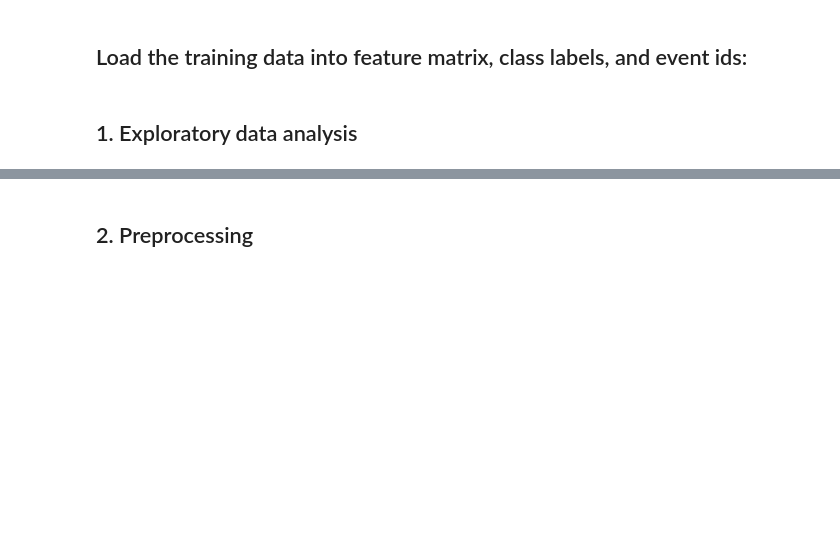
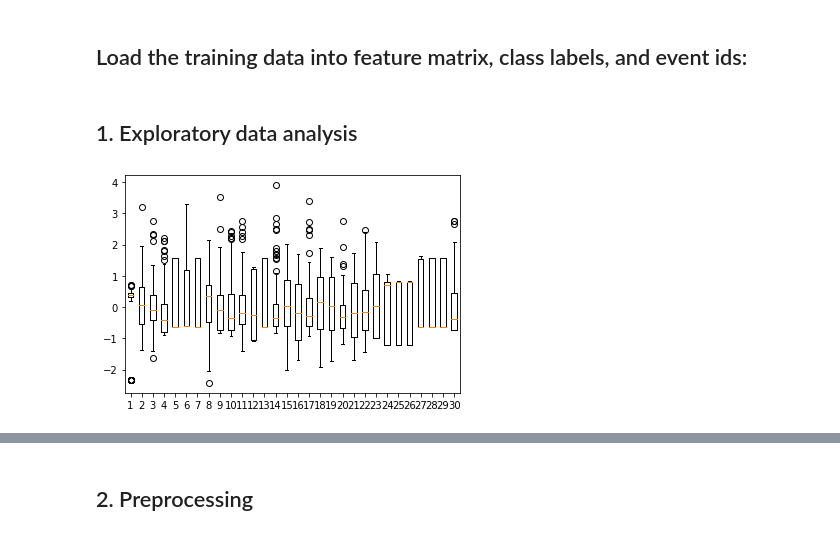
Before and after one commit to xavoliva6/ml-higgs-boson, a Jupyter notebook: project1/scripts/project1.ipynb, the cells around one changed output, grey strips where cells are left out. Drawn from its saved outputs; the diff is of its cells as text; code cells hidden in the pictures; blank space fills up the shorter version.

Commit message:
Project1.ipynb updated, visualisation improved

```diff
--- a/project1/scripts/project1.ipynb
+++ b/project1/scripts/project1.ipynb
@@ -12,12 +17,2 @@ InteractiveShell.ast_node_interactivity = "last_expr"
 # %% [markdown]
 ## Load the training data into feature matrix, class labels, and event ids:
-# %%
-from proj1_helpers import *
-DATA_TRAIN_PATH = '../data/train.csv'
-y, tX, ids = load_csv_data(DATA_TRAIN_PATH)
-
-N = tX.shape[0]
-# add column of ones to add bias term
-tx = np.hstack((np.ones((N, 1)), tX))
-
-D = tX.shape[1]
@@ -24,7 +38,11 @@ D = tX.shape[1]
 # %% [markdown]
 ## 1. Exploratory data analysis
 # %%
-fig, (ax1, ax2) = plt.subplots(1,2)
+fig, ax1 = plt.subplots(1)
 
-ax1.boxplot(tX[:100,:15]);
-ax2.boxplot(tX[:100,15:]);
+ax1.boxplot(tX[:100,:]);
+#ax2.boxplot(tX[:100,15:]);
+ax1.set_xlabel('Features')
+ax1.set_ylabel('')
+# %% [output]
+[figure, added]
```
Also changed, not shown: parts of 15 cells of this notebook, 1 other file.
